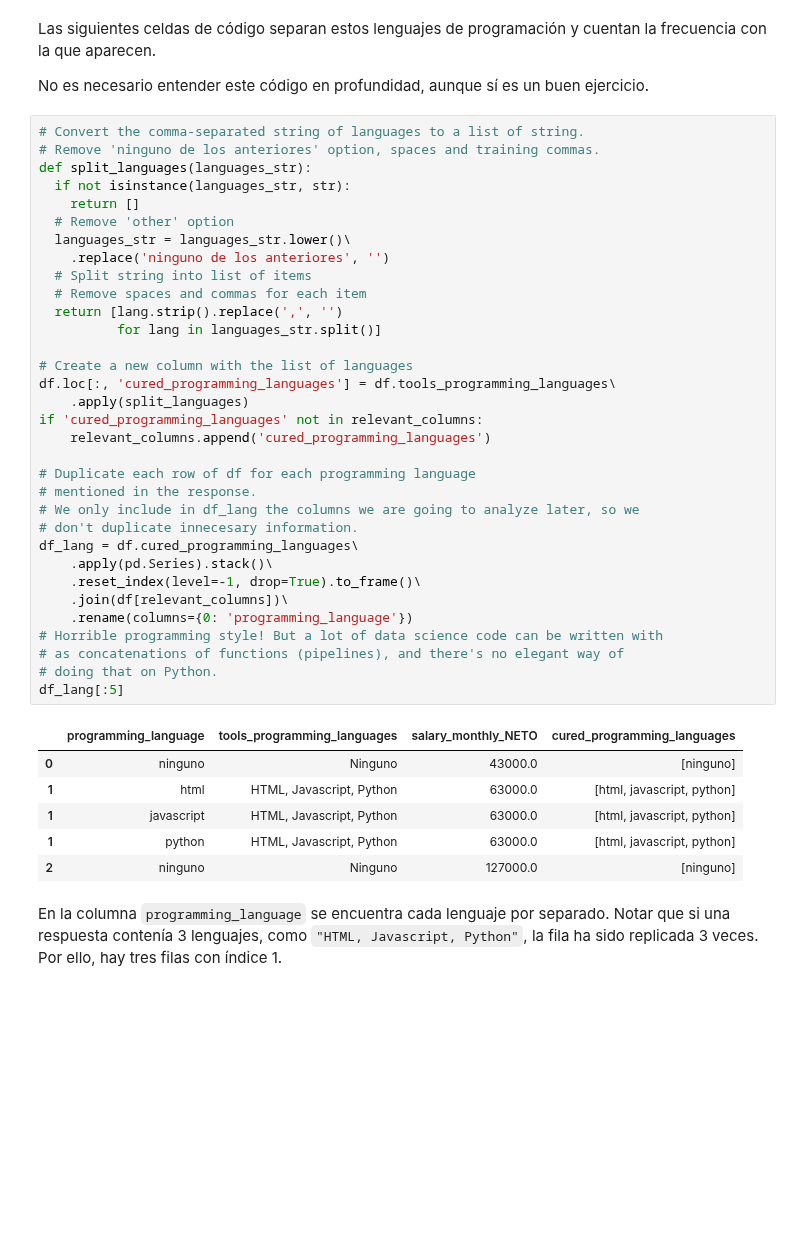
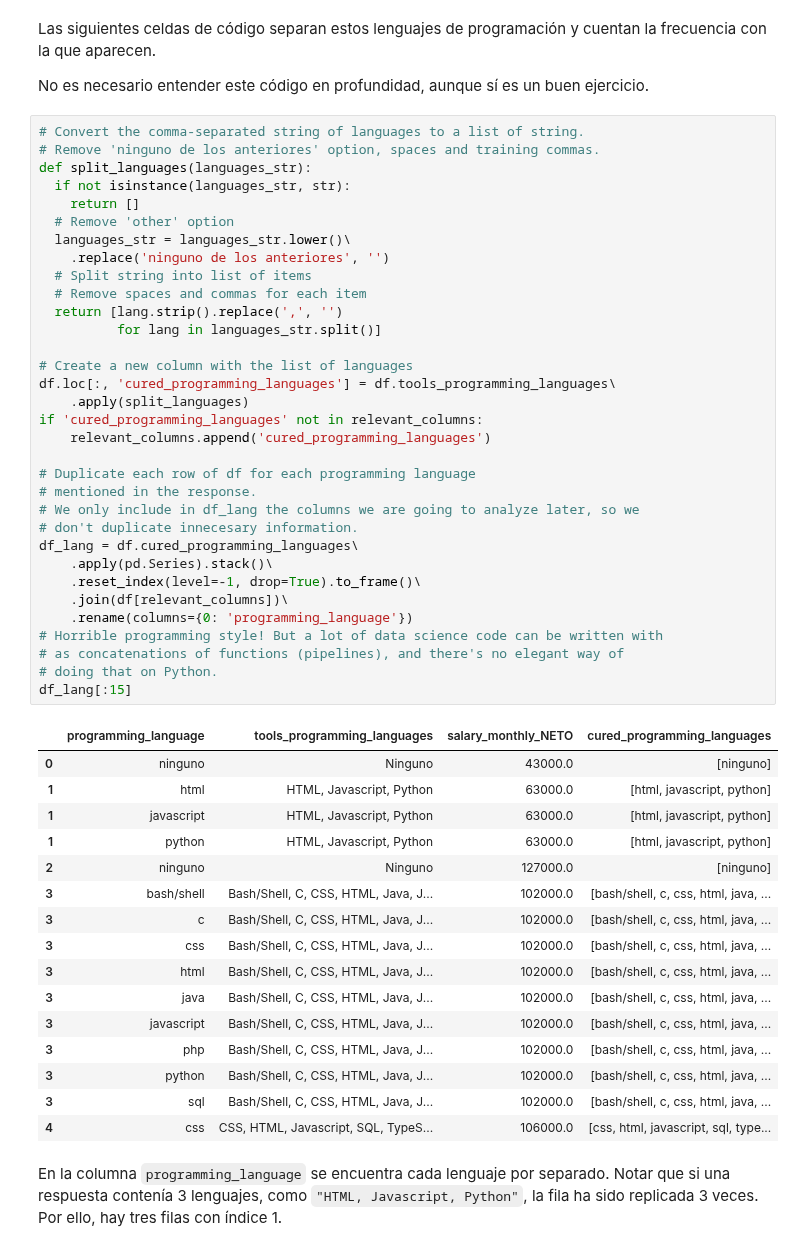
Before and after one commit to Natali-PP/diplodatos2021, a Jupyter notebook: AnalisiYVisualizacion/Entregable_Parte_1.ipynb, the cells around one changed output. Cells and saved outputs as stored; diff of their text form; blank space fills up the shorter version.

```diff
--- a/AnalisiYVisualizacion/Entregable_Parte_1.ipynb
+++ b/AnalisiYVisualizacion/Entregable_Parte_1.ipynb
@@ -85,34 +85,44 @@ def split_languages(languages_str):
   # Split string into list of items
   # Remove spaces and commas for each item
   return [lang.strip().replace(',', '')
           for lang in languages_str.split()]
 
 # Create a new column with the list of languages
 df.loc[:, 'cured_programming_languages'] = df.tools_programming_languages\
     .apply(split_languages)
 if 'cured_programming_languages' not in relevant_columns:
     relevant_columns.append('cured_programming_languages')
 
 # Duplicate each row of df for each programming language
 # mentioned in the response.
 # We only include in df_lang the columns we are going to analyze later, so we
 # don't duplicate innecesary information.
 df_lang = df.cured_programming_languages\
     .apply(pd.Series).stack()\
     .reset_index(level=-1, drop=True).to_frame()\
     .join(df[relevant_columns])\
     .rename(columns={0: 'programming_language'})
 # Horrible programming style! But a lot of data science code can be written with
 # as concatenations of functions (pipelines), and there's no elegant way of
 # doing that on Python.
-df_lang[:5]
+df_lang[:15]
 # %% [output]
 |  | programming_language | tools_programming_languages | salary_monthly_NETO | cured_programming_languages |
 | 0 | ninguno | Ninguno | 43000.0 | [ninguno] |
 | 1 | html | HTML, Javascript, Python | 63000.0 | [html, javascript, python] |
 | 1 | javascript | HTML, Javascript, Python | 63000.0 | [html, javascript, python] |
 | 1 | python | HTML, Javascript, Python | 63000.0 | [html, javascript, python] |
 | 2 | ninguno | Ninguno | 127000.0 | [ninguno] |
+| 3 | bash/shell | Bash/Shell, C, CSS, HTML, Java, J... | 102000.0 | [bash/shell, c, css, html, java, ... |
+| 3 | c | Bash/Shell, C, CSS, HTML, Java, J... | 102000.0 | [bash/shell, c, css, html, java, ... |
+| 3 | css | Bash/Shell, C, CSS, HTML, Java, J... | 102000.0 | [bash/shell, c, css, html, java, ... |
+| 3 | html | Bash/Shell, C, CSS, HTML, Java, J... | 102000.0 | [bash/shell, c, css, html, java, ... |
+| 3 | java | Bash/Shell, C, CSS, HTML, Java, J... | 102000.0 | [bash/shell, c, css, html, java, ... |
+| 3 | javascript | Bash/Shell, C, CSS, HTML, Java, J... | 102000.0 | [bash/shell, c, css, html, java, ... |
+| 3 | php | Bash/Shell, C, CSS, HTML, Java, J... | 102000.0 | [bash/shell, c, css, html, java, ... |
+| 3 | python | Bash/Shell, C, CSS, HTML, Java, J... | 102000.0 | [bash/shell, c, css, html, java, ... |
+| 3 | sql | Bash/Shell, C, CSS, HTML, Java, J... | 102000.0 | [bash/shell, c, css, html, java, ... |
+| 4 | css | CSS, HTML, Javascript, SQL, TypeS... | 106000.0 | [css, html, javascript, sql, type... |
 # %% [markdown]
 En la columna `programming_language` se encuentra cada lenguaje por separado. Notar que si una respuesta contenía 3 lenguajes, como `"HTML, Javascript, Python"`, la fila ha sido replicada 3 veces. Por ello, hay tres filas con índice 1.
 # %%
```
Also changed, not shown: parts of 12 cells of this notebook.
